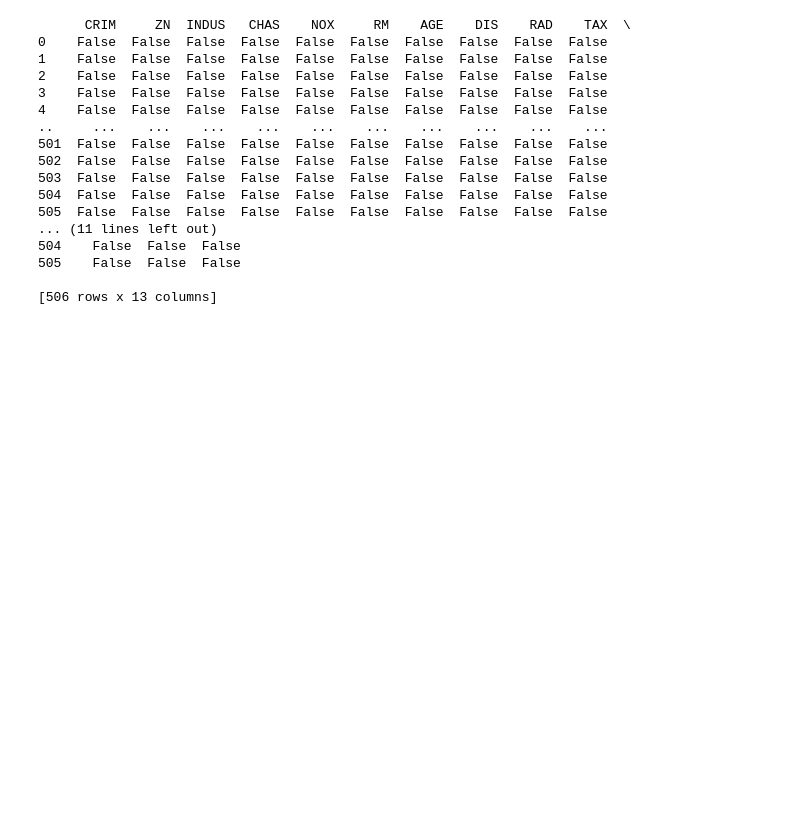
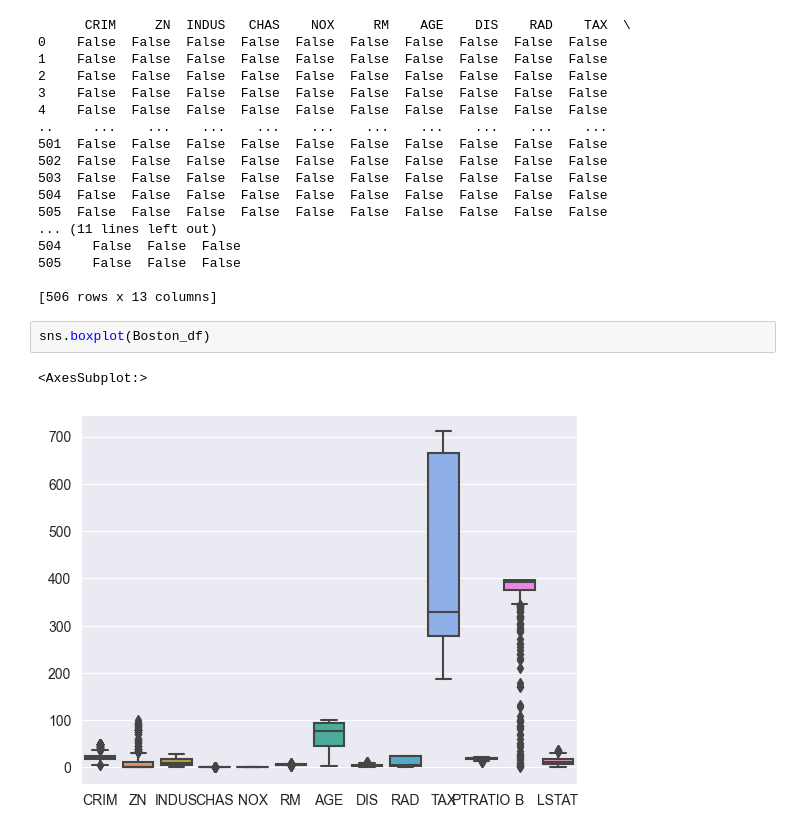
Before and after one commit to Freakscode/Auto2, a Jupyter notebook: binarios.ipynb, the cells around one changed output. Saved outputs shown, nothing was run; the diff lists cells and outputs as text; blank space fills up the shorter version.

```diff
--- a/binarios.ipynb
+++ b/binarios.ipynb
@@ -171,3 +171,8 @@ print(Boston_df.isnull())
 505    False  False  False
 
 [506 rows x 13 columns]
+# %%
+sns.boxplot(Boston_df)
+# %% [output]
+<AxesSubplot:>
+[figure, added]
```
Also changed, not shown: parts of 2 cells of this notebook.
